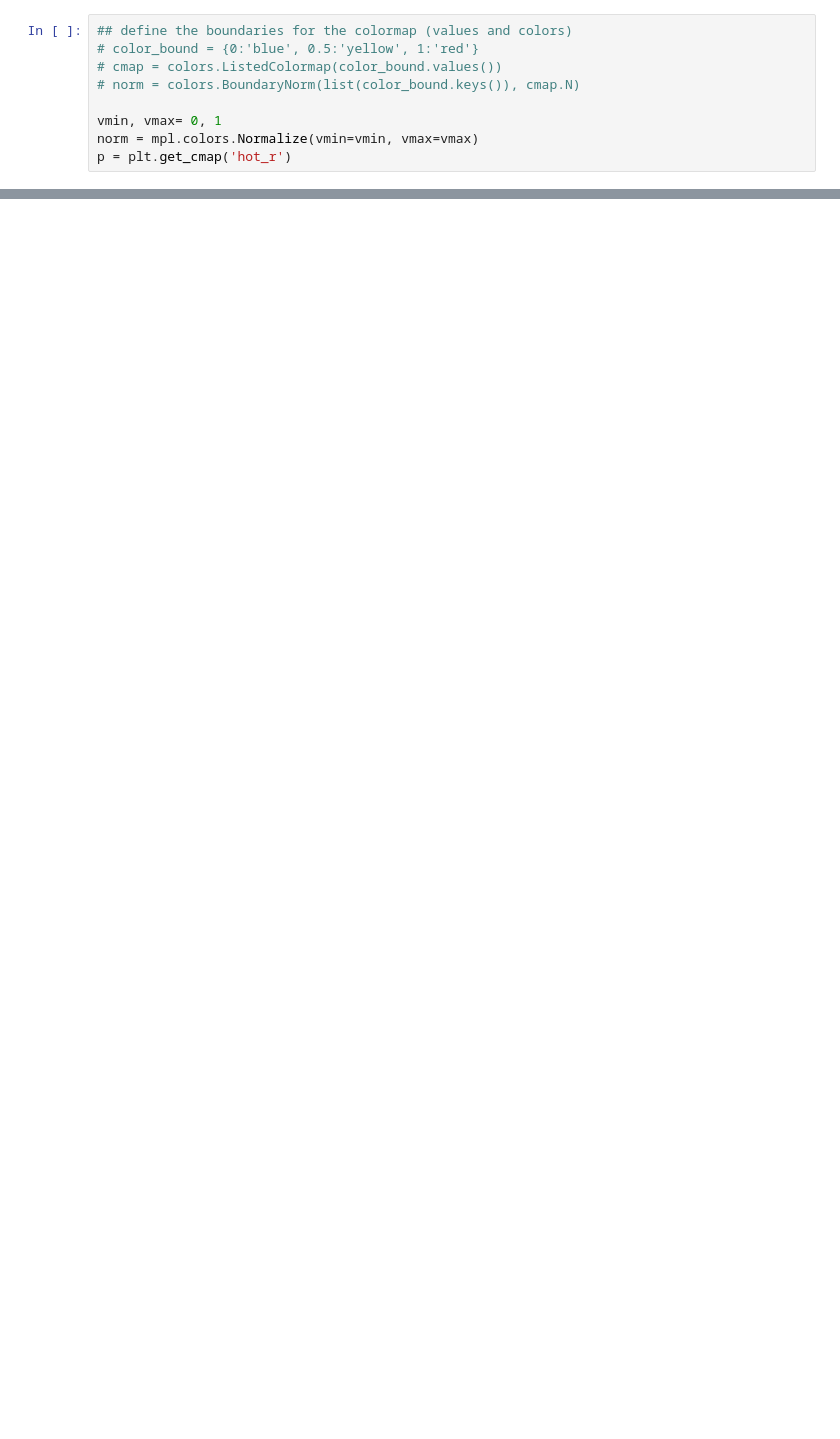
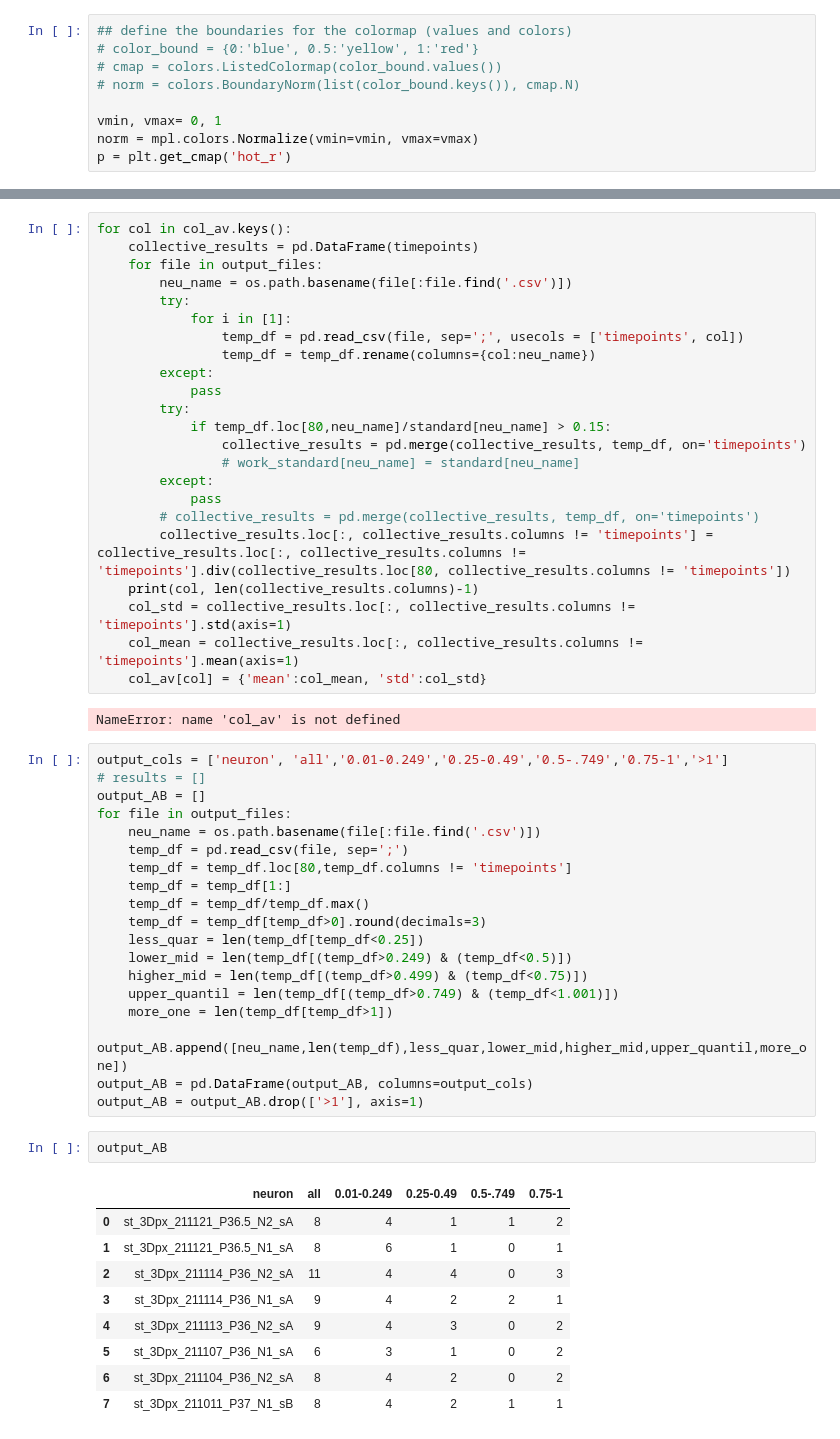
Before and after one commit to Asashou/TLI, a Jupyter notebook: pipeline/steps/plot_col_occ.ipynb, the cells around one changed output, grey strips where cells are left out. Saved outputs shown, nothing was run; the diff lists cells and outputs as text; blank space fills up the shorter version.

```diff
--- a/pipeline/steps/plot_col_occ.ipynb
+++ b/pipeline/steps/plot_col_occ.ipynb
@@ -129,0 +285,56 @@ plt.savefig(save_path+save_name, bbox_inches='tight')
+# %%
+for col in col_av.keys():
+    collective_results = pd.DataFrame(timepoints)
+    for file in output_files:
+        neu_name = os.path.basename(file[:file.find('.csv')])
+        try:
+            for i in [1]:
+                temp_df = pd.read_csv(file, sep=';', usecols = ['timepoints', col])
+                temp_df = temp_df.rename(columns={col:neu_name})
+        except:
+            pass
+        try:
+            if temp_df.loc[80,neu_name]/standard[neu_name] > 0.15:
+                collective_results = pd.merge(collective_results, temp_df, on='timepoints')
+                # work_standard[neu_name] = standard[neu_name]
+        except:
+            pass
+        # collective_results = pd.merge(collective_results, temp_df, on='timepoints')
+        collective_results.loc[:, collective_results.columns != 'timepoints'] = collective_results.loc[:, collective_results.columns != 'timepoints'].div(collective_results.loc[80, collective_results.columns != 'timepoints'])
+    print(col, len(collective_results.columns)-1)
+    col_std = collective_results.loc[:, collective_results.columns != 'timepoints'].std(axis=1)
+    col_mean = collective_results.loc[:, collective_results.columns != 'timepoints'].mean(axis=1)
+    col_av[col] = {'mean':col_mean, 'std':col_std}
+# %% [output]
+NameError: name 'col_av' is not defined
+# %%
+output_cols = ['neuron', 'all','0.01-0.249','0.25-0.49','0.5-.749','0.75-1','>1']
+# results = []
+output_AB = []
+for file in output_files:
+    neu_name = os.path.basename(file[:file.find('.csv')])
+    temp_df = pd.read_csv(file, sep=';')
+    temp_df = temp_df.loc[80,temp_df.columns != 'timepoints']
+    temp_df = temp_df[1:]
+    temp_df = temp_df/temp_df.max()
+    temp_df = temp_df[temp_df>0].round(decimals=3)
+    less_quar = len(temp_df[temp_df<0.25])
+    lower_mid = len(temp_df[(temp_df>0.249) & (temp_df<0.5)])
+    higher_mid = len(temp_df[(temp_df>0.499) & (temp_df<0.75)])
+    upper_quantil = len(temp_df[(temp_df>0.749) & (temp_df<1.001)])
+    more_one = len(temp_df[temp_df>1])
+    output_AB.append([neu_name,len(temp_df),less_quar,lower_mid,higher_mid,upper_quantil,more_one])
+output_AB = pd.DataFrame(output_AB, columns=output_cols)
+output_AB = output_AB.drop(['>1'], axis=1)
+# %%
+output_AB
+# %% [output]
+|  | neuron | all | 0.01-0.249 | 0.25-0.49 | 0.5-.749 | 0.75-1 |
+| 0 | st_3Dpx_211121_P36.5_N2_sA | 8 | 4 | 1 | 1 | 2 |
+| 1 | st_3Dpx_211121_P36.5_N1_sA | 8 | 6 | 1 | 0 | 1 |
+| 2 | st_3Dpx_211114_P36_N2_sA | 11 | 4 | 4 | 0 | 3 |
+| 3 | st_3Dpx_211114_P36_N1_sA | 9 | 4 | 2 | 2 | 1 |
+| 4 | st_3Dpx_211113_P36_N2_sA | 9 | 4 | 3 | 0 | 2 |
+| 5 | st_3Dpx_211107_P36_N1_sA | 6 | 3 | 1 | 0 | 2 |
+| 6 | st_3Dpx_211104_P36_N2_sA | 8 | 4 | 2 | 0 | 2 |
+| 7 | st_3Dpx_211011_P37_N1_sB | 8 | 4 | 2 | 1 | 1 |
```
Also changed, not shown: parts of 22 cells of this notebook, 7 other files.
